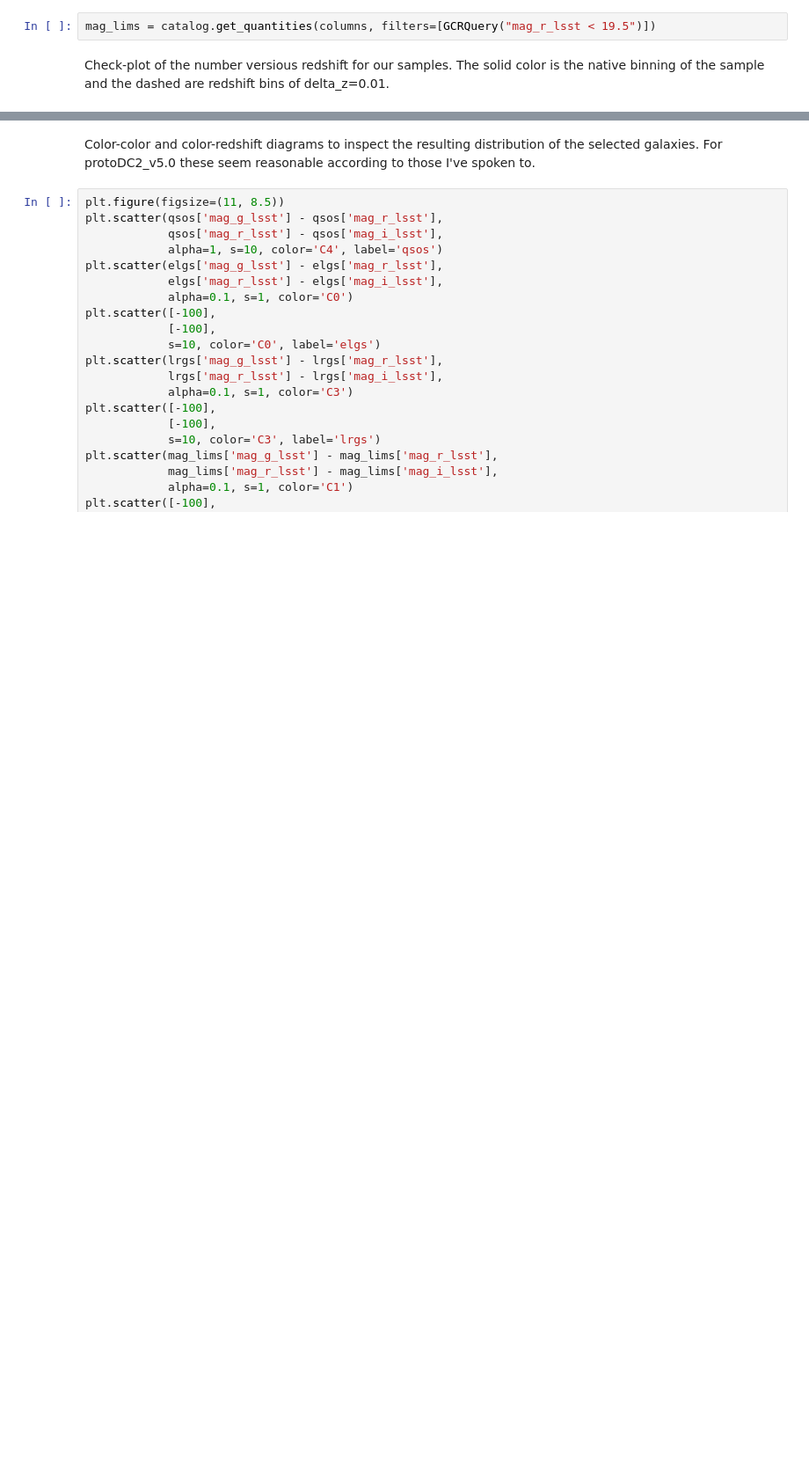
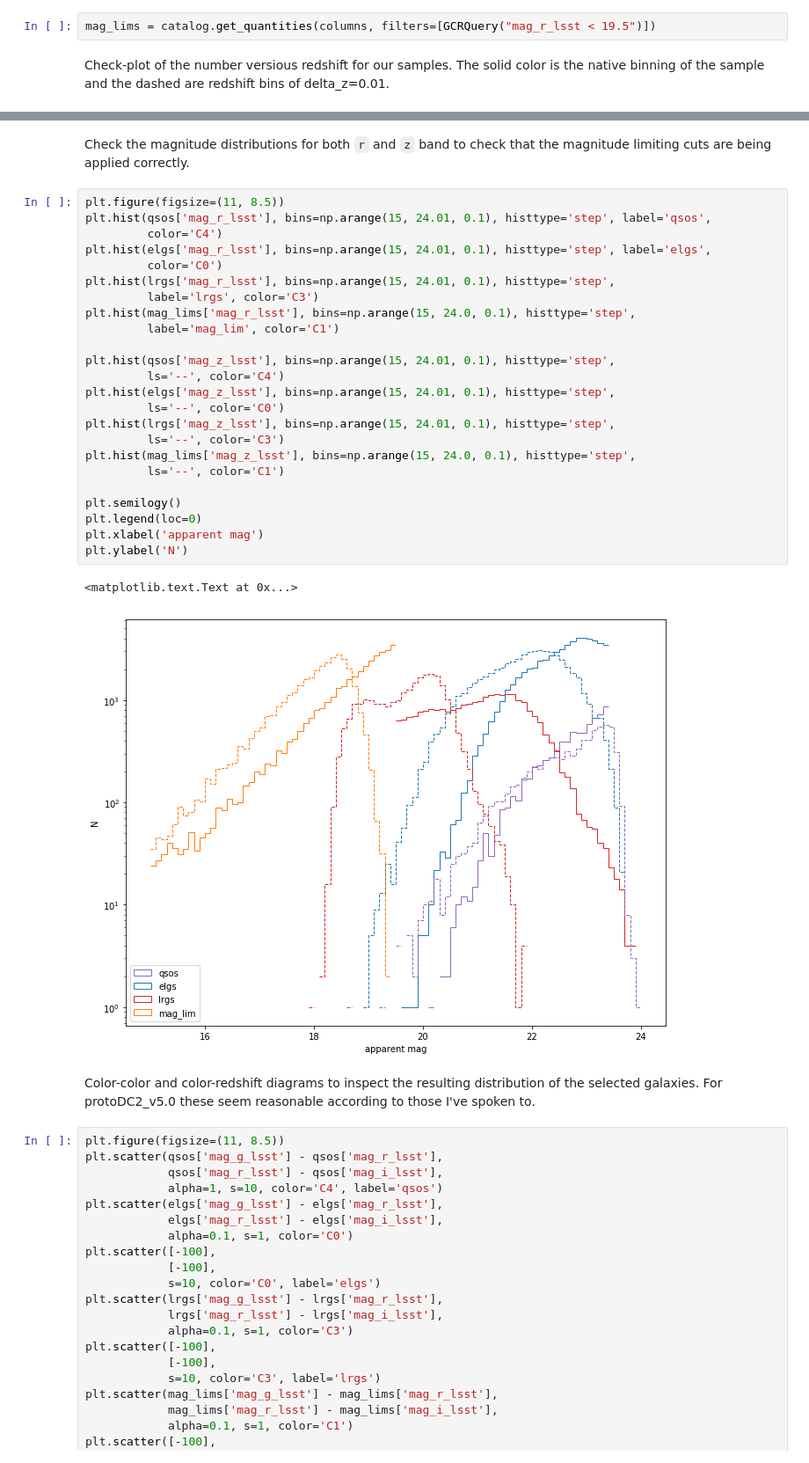
Before and after one commit to LSSTDESC/pz_calibrate, a Jupyter notebook: doc/notebooks/SelectDESIReferenceSamples.ipynb, the cells around one changed output, grey strips where cells are left out. Shown at 88% size. Drawn from its saved outputs; the diff is of its cells as text; blank space fills up the shorter version.

```diff
--- a/doc/notebooks/SelectDESIReferenceSamples.ipynb
+++ b/doc/notebooks/SelectDESIReferenceSamples.ipynb
@@ -285,3 +305,32 @@ plt.ylabel('N')
+# %% [markdown]
+Check the magnitude distributions for both `r` and `z` band to check that the magnitude limiting cuts are being applied correctly.
+# %%
+plt.figure(figsize=(11, 8.5))
+plt.hist(qsos['mag_r_lsst'], bins=np.arange(15, 24.01, 0.1), histtype='step', label='qsos',
+         color='C4')
+plt.hist(elgs['mag_r_lsst'], bins=np.arange(15, 24.01, 0.1), histtype='step', label='elgs',
+         color='C0')
+plt.hist(lrgs['mag_r_lsst'], bins=np.arange(15, 24.01, 0.1), histtype='step',
+         label='lrgs', color='C3')
+plt.hist(mag_lims['mag_r_lsst'], bins=np.arange(15, 24.0, 0.1), histtype='step',
+         label='mag_lim', color='C1')
+
+plt.hist(qsos['mag_z_lsst'], bins=np.arange(15, 24.01, 0.1), histtype='step',
+         ls='--', color='C4')
+plt.hist(elgs['mag_z_lsst'], bins=np.arange(15, 24.01, 0.1), histtype='step',
+         ls='--', color='C0')
+plt.hist(lrgs['mag_z_lsst'], bins=np.arange(15, 24.01, 0.1), histtype='step',
+         ls='--', color='C3')
+plt.hist(mag_lims['mag_z_lsst'], bins=np.arange(15, 24.0, 0.1), histtype='step',
+         ls='--', color='C1')
+
+plt.semilogy()
+plt.legend(loc=0)
+plt.xlabel('apparent mag')
+plt.ylabel('N')
+# %% [output]
+<matplotlib.text.Text at 0x...>
+[figure, added]
 # %% [markdown]
 Color-color and color-redshift diagrams to inspect the resulting distribution of the selected galaxies. For protoDC2_v5.0 these seem reasonable according to those I've spoken to.
 # %%
```
Also changed, not shown: parts of 11 cells of this notebook.
